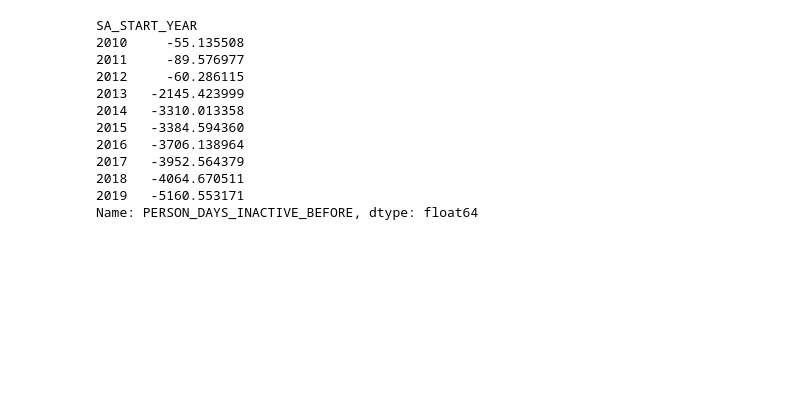
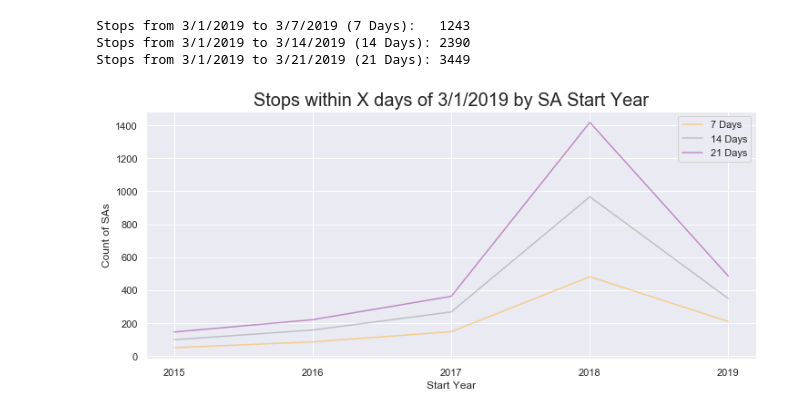
Before and after one commit to brocknosbisch/Springboard_Capstone_2, a Jupyter notebook: Chapter_2_Capstone_2_Data_Story.ipynb, the cells around one changed output. Saved outputs shown, nothing was run; the diff lists cells and outputs as text; code cells hidden in the pictures; blank space fills up the shorter version.

```diff
--- a/Chapter_2_Capstone_2_Data_Story.ipynb
+++ b/Chapter_2_Capstone_2_Data_Story.ipynb
@@ -153,21 +159,34 @@ df.loc[((df['START_20_DAYS_FROM_20181001'] == 1)&(df['PERSON_DAYS_INACTIVE_BEFOR
-# %%
- #df[((df['SA_START_YEAR'] >= '2010')&(df['SA_START_YEAR'] <= '2020'))].groupby('SA_START_YEAR')['PERSON_DAYS_INACTIVE_BEFORE'].sum()
-
-
-df[((df['SA_START_YEAR'] == '2017'))].groupby('PERSON_ID')['PERSON_DAYS_INACTIVE_BEFORE'].mean()
-df.loc[(df['PERSON_ID']=='1000994193')]
-
-df[((df['SA_START_YEAR'] >= '2010')&(df['SA_START_YEAR'] <= '2020')&(df['CIS_DIVISION']=='LGC'))].groupby('SA_START_YEAR')['PERSON_DAYS_INACTIVE_BEFORE'].mean()
-# %% [output]
-SA_START_YEAR
-2010     -55.135508
-2011     -89.576977
-2012     -60.286115
-2013   -2145.423999
-2014   -3310.013358
-2015   -3384.594360
-2016   -3706.138964
-2017   -3952.564379
-2018   -4064.670511
-2019   -5160.553171
-Name: PERSON_DAYS_INACTIVE_BEFORE, dtype: float64
+# %%
+print('Stops from 3/1/2019 to 3/7/2019 (7 Days):   {}'.format(df['STOP_7_DAYS_FROM_20190301'].loc[((df['STOP_7_DAYS_FROM_20190301'] == 1))].count()))
+print('Stops from 3/1/2019 to 3/14/2019 (14 Days): {}'.format(df['STOP_14_DAYS_FROM_20190301'].loc[((df['STOP_14_DAYS_FROM_20190301'] == 1))].count()))
+print('Stops from 3/1/2019 to 3/21/2019 (21 Days): {}'.format(df['STOP_21_DAYS_FROM_20190301'].loc[((df['STOP_21_DAYS_FROM_20190301'] == 1))].count()))
+# %% [output]
+Stops from 3/1/2019 to 3/7/2019 (7 Days):   1243
+Stops from 3/1/2019 to 3/14/2019 (14 Days): 2390
+Stops from 3/1/2019 to 3/21/2019 (21 Days): 3449
+# %%
+plt1_column_names = ('2015','2016','2017','2018','2019')
+
+plt.figure(figsize=(12,5))
+plt1 = df.loc[((df['STOP_7_DAYS_FROM_20190301'] == 1) & (df['SA_START_YEAR'] >= '2015'))].groupby('SA_START_YEAR')['STOP_7_DAYS_FROM_20190301'].sum().plot(kind='line', color='orange', alpha=.4, grid=True, label='7 Days')
+plt1.set_title('Stops within X days of 3/1/2019 by SA Start Year',fontsize= 20)
+
+plt2 = df.loc[((df['STOP_14_DAYS_FROM_20190301'] == 1) & (df['SA_START_YEAR'] >= '2015'))].groupby('SA_START_YEAR')['STOP_14_DAYS_FROM_20190301'].sum().plot(kind='line', color='gray', alpha=.4, grid=True, label='14 Days')
+
+plt3 = df.loc[((df['STOP_21_DAYS_FROM_20190301'] == 1) & (df['SA_START_YEAR'] >= '2015'))].groupby('SA_START_YEAR')['STOP_21_DAYS_FROM_20190301'].sum().plot(kind='line', color='purple', alpha=.4, grid=True, label='21 Days')
+
+
+plt1.set_xlabel('Start Year')
+plt1.set_ylabel('Count of SAs')
+
+plt1.set_xticks(np.arange(len(plt1_column_names)))
+
+plt1.set_xticklabels(plt1_column_names)
+
+h1, l1 = plt1.get_legend_handles_labels()
+
+plt.legend(loc=0)
+
+plt.show()
+# %% [output]
+[figure, added]
```
Also changed, not shown: parts of 51 cells of this notebook, 1 other file.
